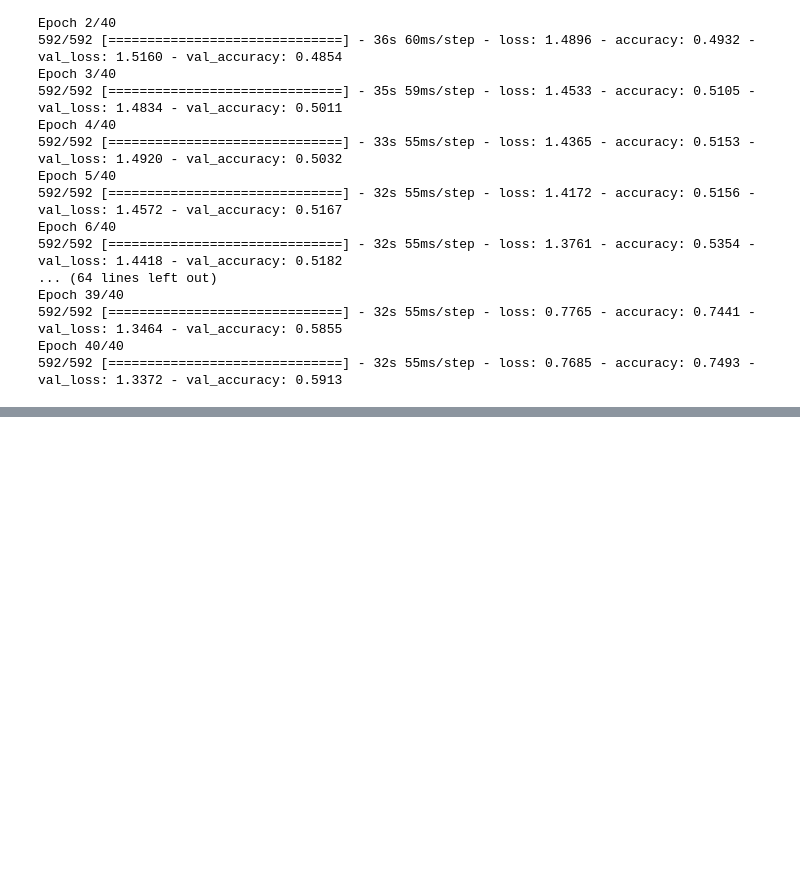
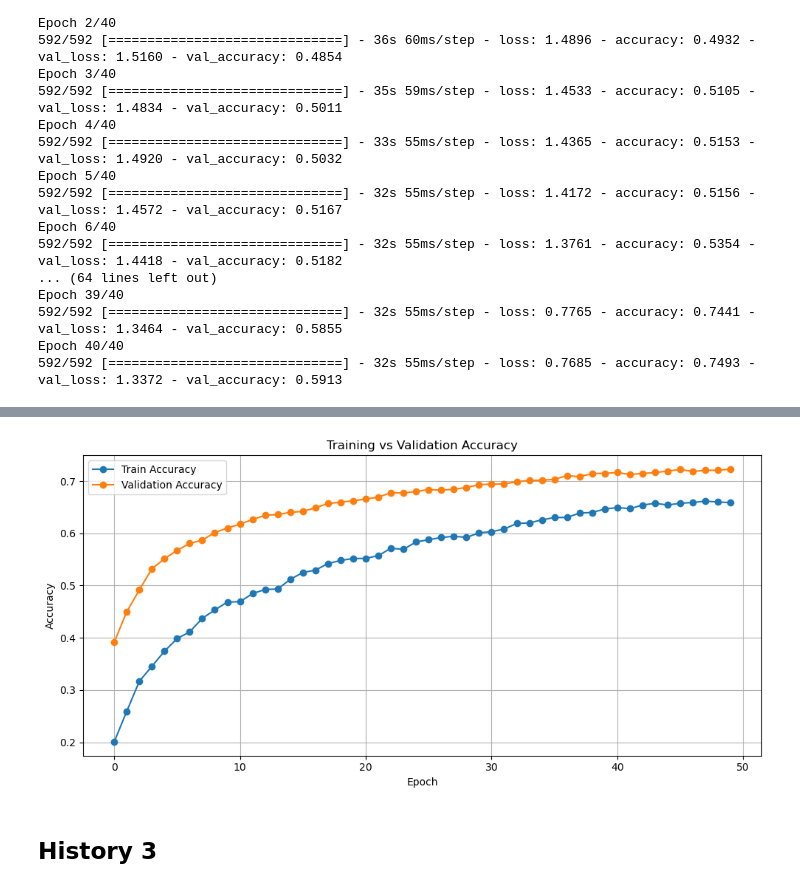
Before and after one commit to JomariIGL/CPE-313, a Jupyter notebook: HOA 7.2/hoa7.2.ipynb, the cells around one changed output, grey strips where cells are left out. Saved outputs shown, nothing was run; the diff lists cells and outputs as text; code cells hidden in the pictures; blank space fills up the shorter version.

```diff
--- a/HOA 7.2/hoa7.2.ipynb
+++ b/HOA 7.2/hoa7.2.ipynb
@@ -693,0 +611,19 @@ Macro-Average AUC: 0.9066
+# %%
+model.compile(
+    optimizer=tf.keras.optimizers.Adam(learning_rate=1e-5),
+    loss='categorical_crossentropy',
+    metrics=['accuracy']
+)
+# %%
+model.compile(
+    optimizer=tf.keras.optimizers.Adam(learning_rate=1e-5),
+    loss='sparse_categorical_crossentropy',
+    metrics=['accuracy']
+)
+
+history = model.fit(
+    train_ds,
+    validation_data=val_ds,
+    epochs=10,
+    callbacks=[early_stop, checkpoint, reduce_lr]
+)
@@ -693,0 +676,7 @@ Macro-Average AUC: 0.9066
+# %%
+history2 = model.fit(
+    train_ds,
+    validation_data=val_ds,
+    epochs=50,
+    callbacks=[early_stop, checkpoint, reduce_lr]
+)
@@ -693,0 +701,17 @@ Macro-Average AUC: 0.9066
+# %%
+# ── 1. ACCURACY PLOT ─────────────────────────────────────────────────────────
+plt.figure(figsize=(10, 5))
+plt.plot(history2.history['accuracy'],     label='Train Accuracy',      marker='o')
+plt.plot(history2.history['val_accuracy'], label='Validation Accuracy',  marker='o')
+plt.title('Training vs Validation Accuracy')
+plt.xlabel('Epoch')
+plt.ylabel('Accuracy')
+plt.legend()
+plt.grid(True)
+plt.tight_layout()
+#plt.savefig('accuracy_plot.png', dpi=150)
+plt.show()
+# %% [output]
+[figure, added]
+# %% [markdown]
+## History 3
```
Also changed, not shown: parts of 25 cells of this notebook, 6 other files.
